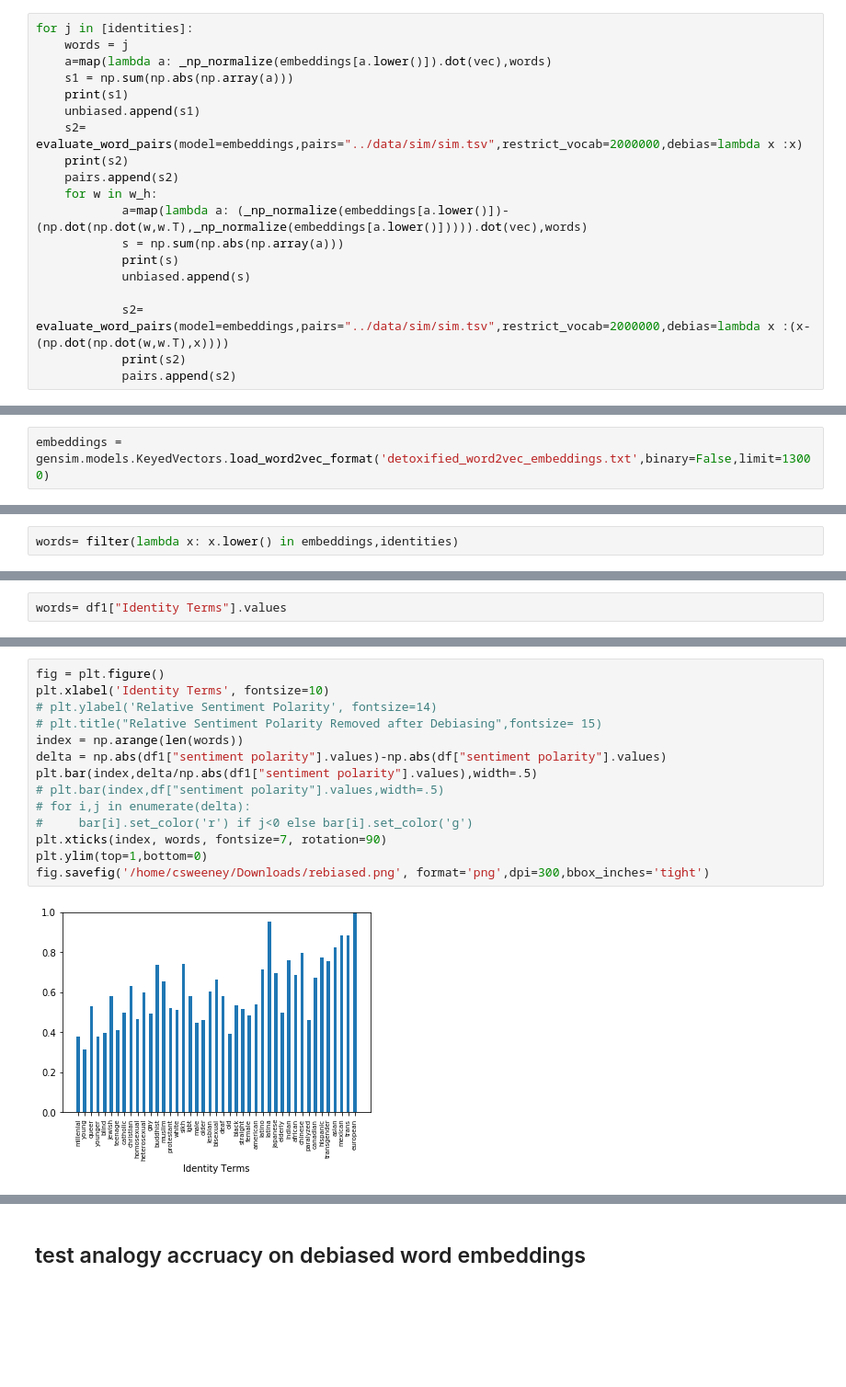
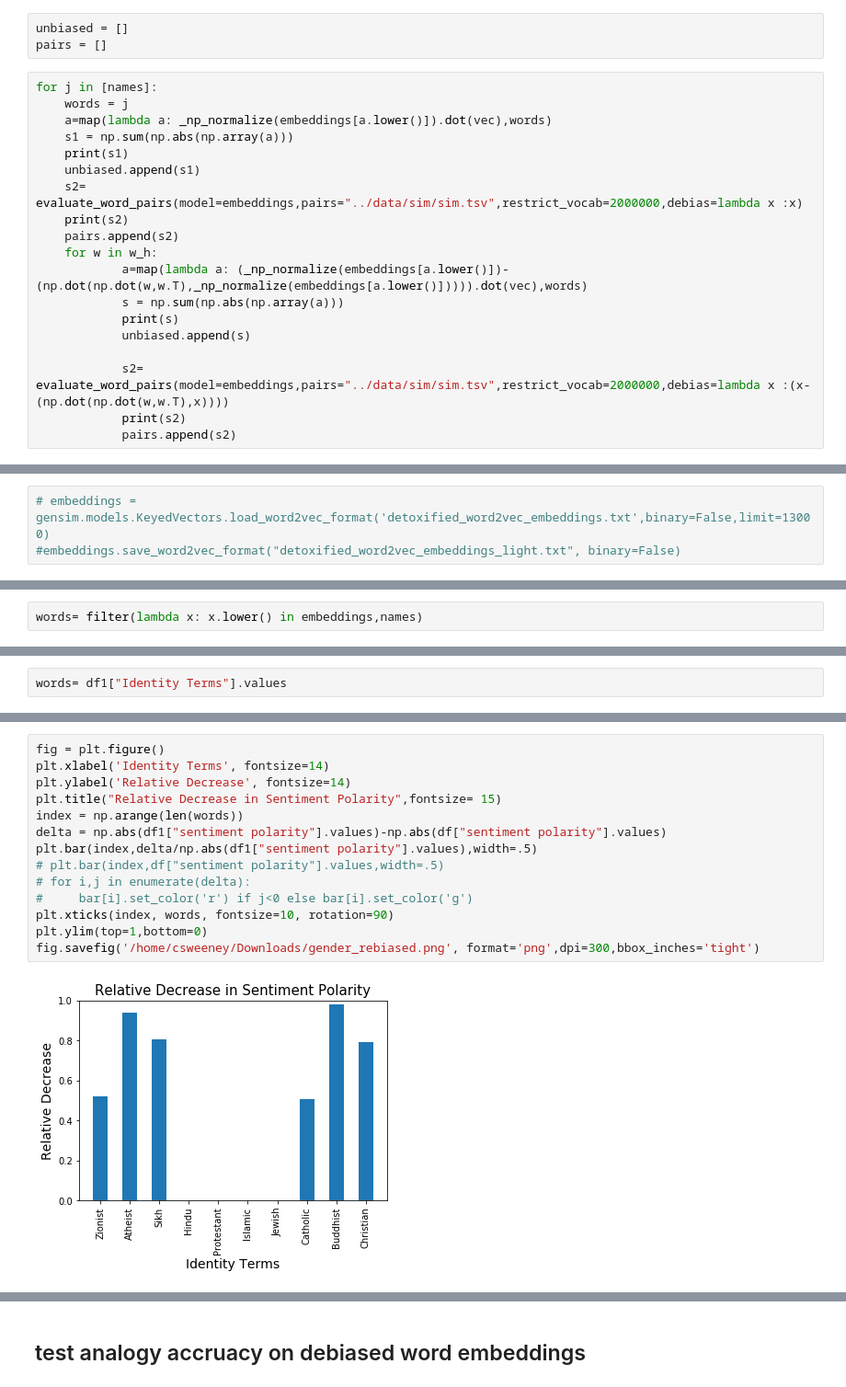
Before and after one commit to ChristopherSweeney/AIFairness, a Jupyter notebook: python_notebooks/Adversarial_Mitigating_Word_Embeddings_Bias.ipynb, the cells around one changed output, grey strips where cells are left out. Shown at 92% size. Drawn from its saved outputs; the diff is of its cells as text; blank space fills up the shorter version.

```diff
--- a/python_notebooks/Adversarial_Mitigating_Word_Embeddings_Bias.ipynb
+++ b/python_notebooks/Adversarial_Mitigating_Word_Embeddings_Bias.ipynb
@@ -406,8 +404,11 @@ with (open('./toxic_weights.pkl', "rb")) as openfile:
         except EOFError:
             break
 w_h = p
+# %%
+unbiased = []
+pairs = []
 # %%
-for j in [identities]:
+for j in [names]:
     words = j
     a=map(lambda a: _np_normalize(embeddings[a.lower()]).dot(vec),words)
     s1 = np.sum(np.abs(np.array(a)))
@@ -508,2 +486,3 @@ embeddings_debias.save_word2vec_format("glove_debias_new_toxic.txt", binary=Fals
 # %%
-embeddings = gensim.models.KeyedVectors.load_word2vec_format('detoxified_word2vec_embeddings.txt',binary=False,limit=13000)
+# embeddings = gensim.models.KeyedVectors.load_word2vec_format('detoxified_word2vec_embeddings.txt',binary=False,limit=13000)
+#embeddings.save_word2vec_format("detoxified_word2vec_embeddings_light.txt", binary=False)
@@ -555,5 +519,5 @@ client.similar_by_vector(_np_normalize(embeddings['male'])-np.dot(np.dot(w,w.T),
 # %%
-words= filter(lambda x: x.lower() in embeddings,identities)
+words= filter(lambda x: x.lower() in embeddings,names)
 # %%
 %matplotlib inline
 
@@ -611,19 +576,19 @@ plt.ylim(top=.6,bottom=-.6)
 # %%
 fig = plt.figure()
-plt.xlabel('Identity Terms', fontsize=10)
-# plt.ylabel('Relative Sentiment Polarity', fontsize=14)
-# plt.title("Relative Sentiment Polarity Removed after Debiasing",fontsize= 15)
+plt.xlabel('Identity Terms', fontsize=14)
+plt.ylabel('Relative Decrease', fontsize=14)
+plt.title("Relative Decrease in Sentiment Polarity",fontsize= 15)
 index = np.arange(len(words))
 delta = np.abs(df1["sentiment polarity"].values)-np.abs(df["sentiment polarity"].values)
 plt.bar(index,delta/np.abs(df1["sentiment polarity"].values),width=.5)
 # plt.bar(index,df["sentiment polarity"].values,width=.5)
 # for i,j in enumerate(delta):
 #     bar[i].set_color('r') if j<0 else bar[i].set_color('g')
-plt.xticks(index, words, fontsize=7, rotation=90)
+plt.xticks(index, words, fontsize=10, rotation=90)
 plt.ylim(top=1,bottom=0)
-fig.savefig('/home/csweeney/Downloads/rebiased.png', format='png',dpi=300,bbox_inches='tight')
+fig.savefig('/home/csweeney/Downloads/gender_rebiased.png', format='png',dpi=300,bbox_inches='tight')
 # %% [output]
-[figure, old version]
+[figure, new version]
 # %%
 np.sum(delta/np.abs(df1["sentiment polarity"].values))/len(delta)
 # %% [output]
```
Also changed, not shown: parts of 39 cells of this notebook, 4 other files.
